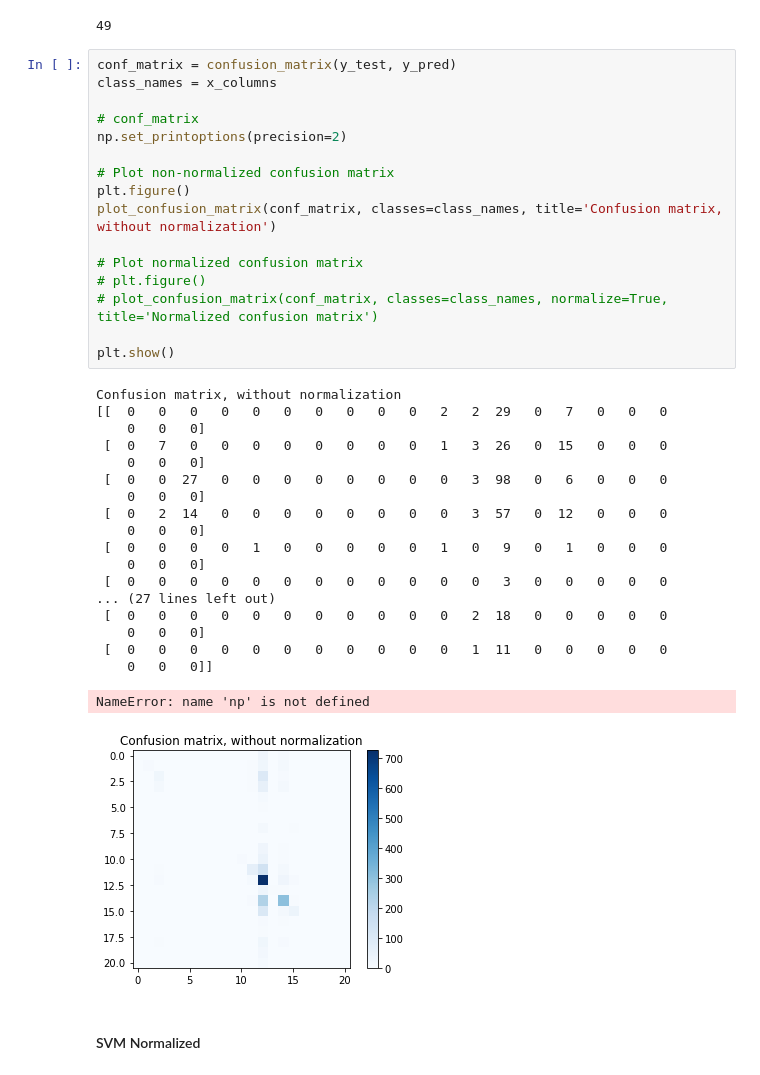
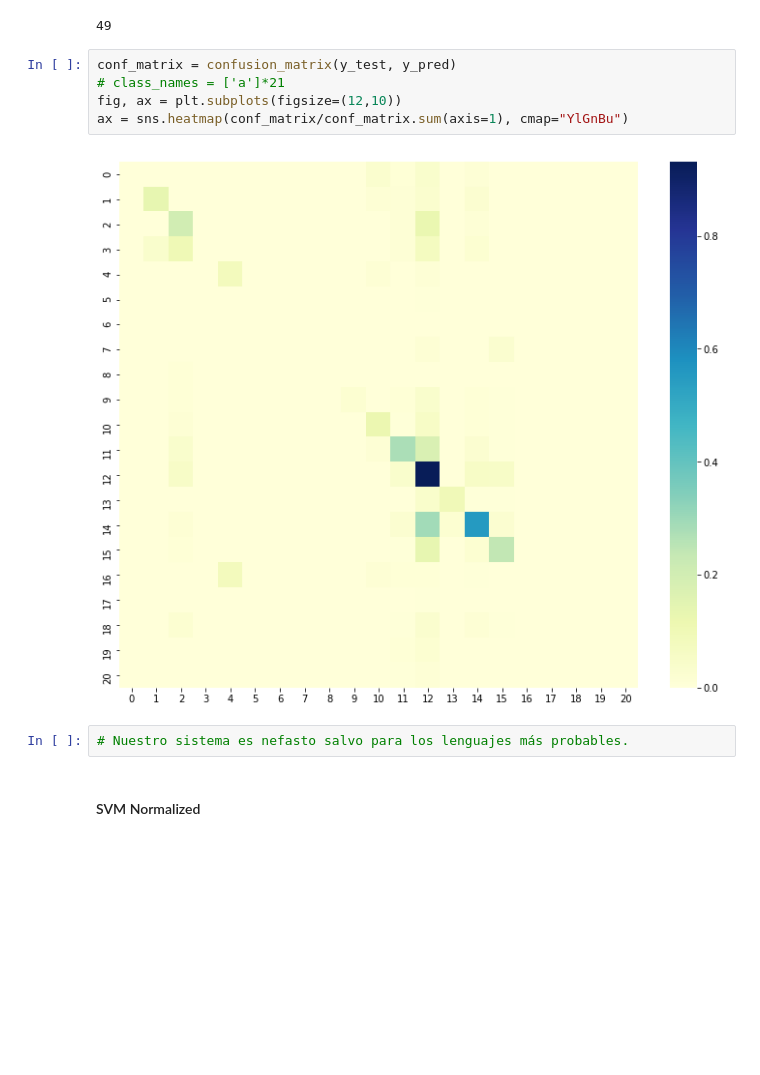
Before and after one commit to albertogcmr/final-project-codewars-ih, a Jupyter notebook: source/Fase-5.ipynb, the cells around one changed output. Saved outputs shown, nothing was run; the diff lists cells and outputs as text; blank space fills up the shorter version.

Commit message:
sistema de recomendación

```diff
--- a/source/Fase-5.ipynb
+++ b/source/Fase-5.ipynb
@@ -277,42 +286,15 @@ print("Accuracy:", metrics.accuracy_score(y_test, y_pred))
 len(x_columns)
 # %% [output]
 49
-# %%
-conf_matrix = confusion_matrix(y_test, y_pred)
-class_names = x_columns
-
-# conf_matrix
-np.set_printoptions(precision=2)
-
-# Plot non-normalized confusion matrix
-plt.figure()
-plot_confusion_matrix(conf_matrix, classes=class_names, title='Confusion matrix, without normalization')
-
-# Plot normalized confusion matrix
-# plt.figure()
-# plot_confusion_matrix(conf_matrix, classes=class_names, normalize=True, title='Normalized confusion matrix')
-
-plt.show()
-# %% [output]
-Confusion matrix, without normalization
-[[  0   0   0   0   0   0   0   0   0   0   2   2  29   0   7   0   0   0
-    0   0   0]
- [  0   7   0   0   0   0   0   0   0   0   1   3  26   0  15   0   0   0
-    0   0   0]
- [  0   0  27   0   0   0   0   0   0   0   0   3  98   0   6   0   0   0
-    0   0   0]
- [  0   2  14   0   0   0   0   0   0   0   0   3  57   0  12   0   0   0
-    0   0   0]
- [  0   0   0   0   1   0   0   0   0   0   1   0   9   0   1   0   0   0
-    0   0   0]
- [  0   0   0   0   0   0   0   0   0   0   0   0   3   0   0   0   0   0
-... (27 lines left out)
- [  0   0   0   0   0   0   0   0   0   0   0   2  18   0   0   0   0   0
-    0   0   0]
- [  0   0   0   0   0   0   0   0   0   0   0   1  11   0   0   0   0   0
-    0   0   0]]
-NameError: name 'np' is not defined
-[figure, removed]
+# %%
+conf_matrix = confusion_matrix(y_test, y_pred)
+# class_names = ['a']*21
+fig, ax = plt.subplots(figsize=(12,10))
+ax = sns.heatmap(conf_matrix/conf_matrix.sum(axis=1), cmap="YlGnBu")
+# %% [output]
+[figure, added]
+# %%
+# Nuestro sistema es nefasto salvo para los lenguajes más probables.
 # %% [markdown]
 #### SVM Normalized
 # %%
```
Also changed, not shown: parts of 5 cells of this notebook.
